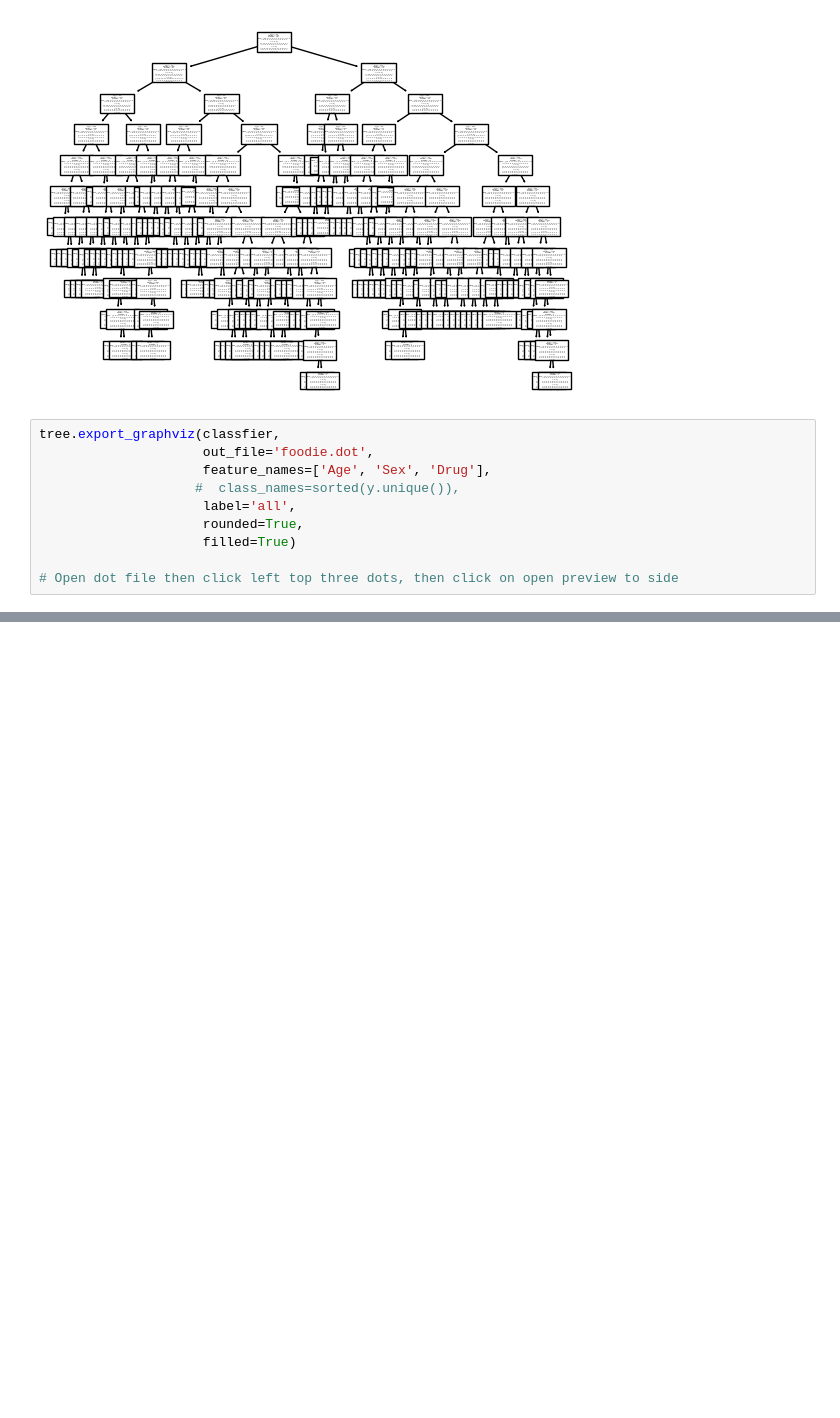
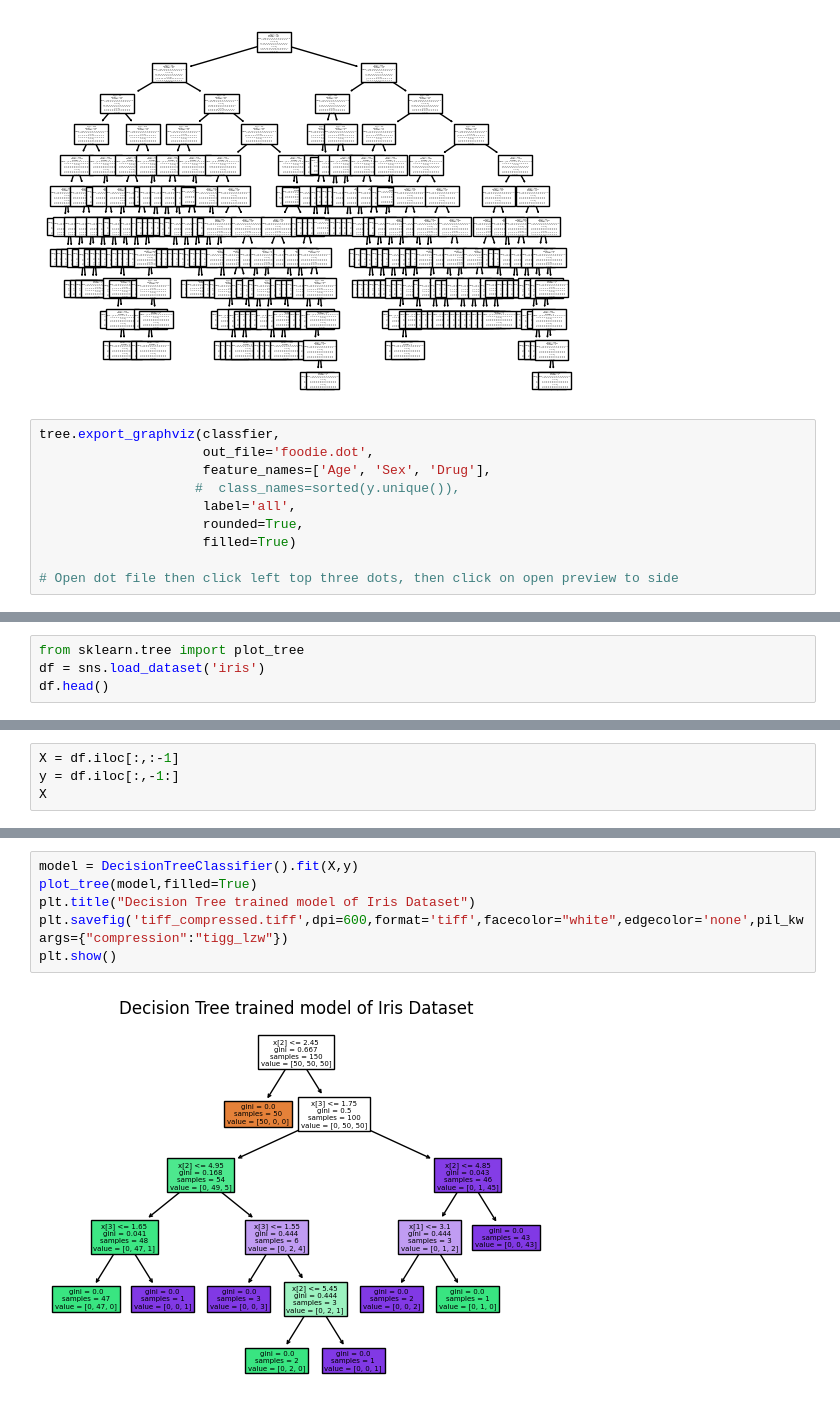
Before and after one commit to M-Aaqib-Arshad/Machine-Learning, a Jupyter notebook: 04_ML_Decision_Tree.ipynb, the cells around one changed output, grey strips where cells are left out. Cells and saved outputs as stored; diff of their text form; blank space fills up the shorter version.

```diff
--- a/04_ML_Decision_Tree.ipynb
+++ b/04_ML_Decision_Tree.ipynb
@@ -197,0 +210,4 @@ tree.export_graphviz(classfier,
+# %%
+from sklearn.tree import plot_tree
+df = sns.load_dataset('iris')
+df.head()
@@ -197,0 +221,4 @@ tree.export_graphviz(classfier,
+# %%
+X = df.iloc[:,:-1]
+y = df.iloc[:,-1:]
+X
@@ -197,0 +255,8 @@ tree.export_graphviz(classfier,
+# %%
+model = DecisionTreeClassifier().fit(X,y)
+plot_tree(model,filled=True)
+plt.title("Decision Tree trained model of Iris Dataset")
+plt.savefig('tiff_compressed.tiff',dpi=600,format='tiff',facecolor="white",edgecolor='none',pil_kwargs={"compression":"tigg_lzw"})
+plt.show()
+# %% [output]
+[figure, added]
```
Also changed, not shown: parts of 7 cells of this notebook, 2 other files.
